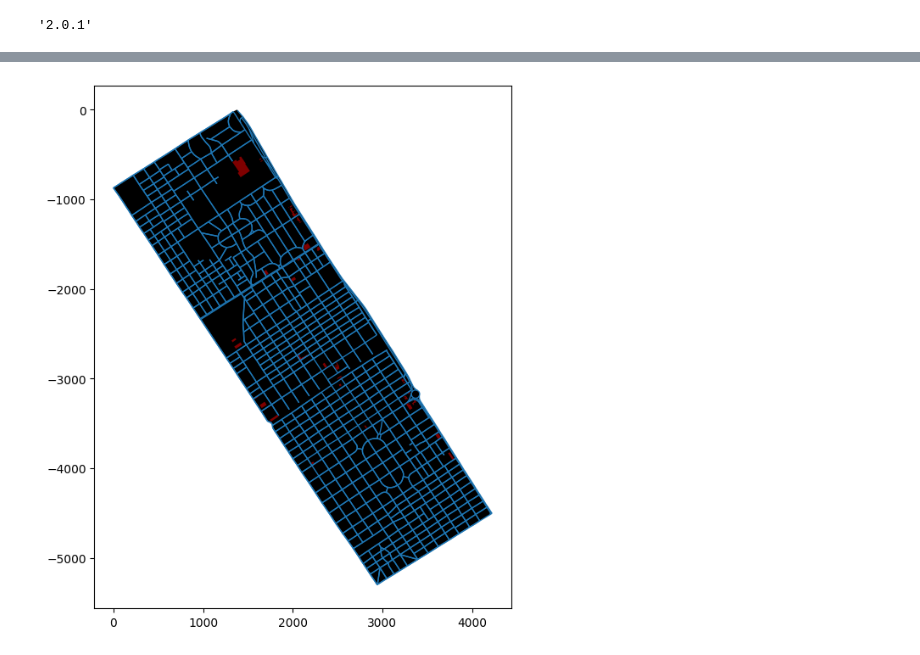
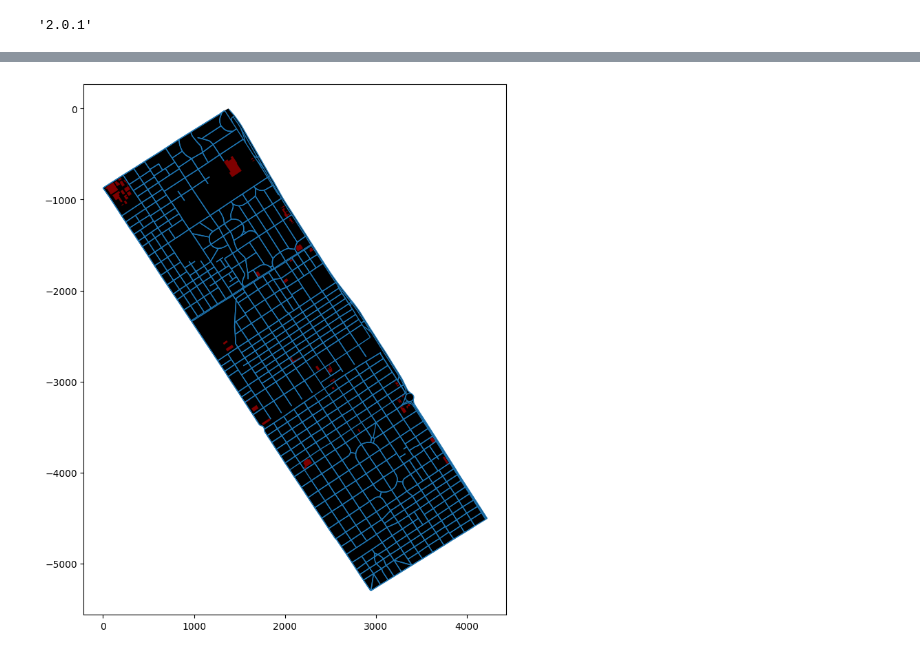
Before and after one commit to Joako360/osm2terrn, a Jupyter notebook: notebooks/osm2tern_notebook.ipynb, the cells around one changed output, grey strips where cells are left out. Drawn from its saved outputs; the diff is of its cells as text; code cells hidden in the pictures.

```diff
--- a/notebooks/osm2tern_notebook.ipynb
+++ b/notebooks/osm2tern_notebook.ipynb
@@ -11,6 +35,7 @@ from utils.transform import translate_gdf
 
 ox.settings.elevation_url_template = 'https://api.opentopodata.org/v1/test-dataset?locations={locations}' # type: ignore
 ox.settings.log_console = True # type: ignore
+ox.settings.use_cache=True # type: ignore
 ox.settings.useful_tags_way = ox.settings.useful_tags_way + custom_tags # type: ignore
 ox.__version__
 # %% [output]
@@ -26,13 +51,16 @@ G = ox.add_edge_bearings(G)
 G = ox.add_edge_grades(G)
 G_proj = ox.project_graph(G)
 nodes, edges=ox.graph_to_gdfs(G_proj)
+
 area=ox.geocode_to_gdf(place_query)
+buildings=ox.features_from_place(place_query, tags={'building': True})
+
 area_proj=ox.projection.project_gdf(area)
+buildings_proj=ox.projection.project_gdf(buildings)
 x_0 = area_proj.bounds.minx[0]
 y_0 = area_proj.bounds.maxy[0]
-area_trns=translate_gdf(area_proj)
+
+area_trns=translate_gdf(area_proj,x_0,y_0)
 nodes_trns=translate_gdf(nodes,x_0,y_0)
 edges_trns=translate_gdf(edges,x_0,y_0)
-buildings=ox.features_from_place(place_query,{'building': True})
-buildings_proj=ox.projection.project_gdf(buildings)
 buildings_trns=translate_gdf(buildings_proj,x_0,y_0)
@@ -39,11 +82,11 @@ buildings_trns=translate_gdf(buildings_proj,x_0,y_0)
 # %%
 
-fig, ax = plt.subplots(figsize=[12,8])
+fig, ax = plt.subplots(figsize=[10,10])
 area_trns.plot(ax=ax,facecolor='k')
 edges_trns.plot(ax=ax,linewidth=1)
 buildings_trns.plot(ax=ax,facecolor='r',alpha=0.5)
 plt.show()
 # lat=np.arange(area.bbox_south[0],area.bbox_north[0],1/3600)
 # lon=np.arange(area.bbox_west[0],area.bbox_east[0],1/3600)
 # %% [output]
-[figure, old version]
+[figure, new version]
```
Also changed, not shown: parts of 11 cells of this notebook, 24 other files.
